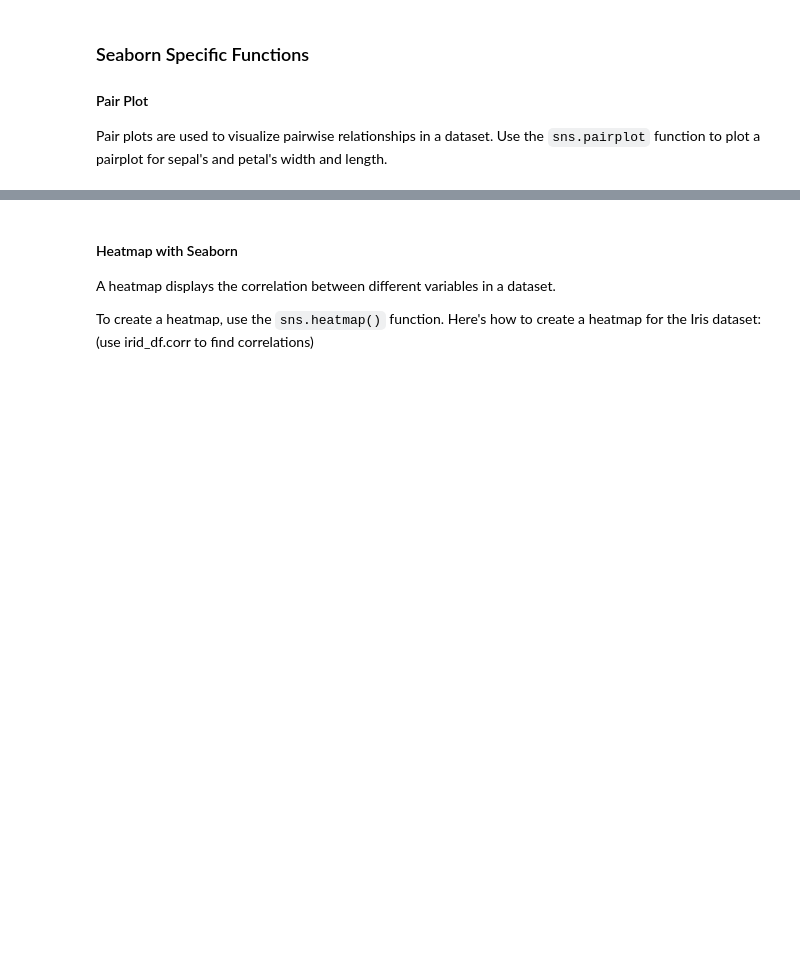
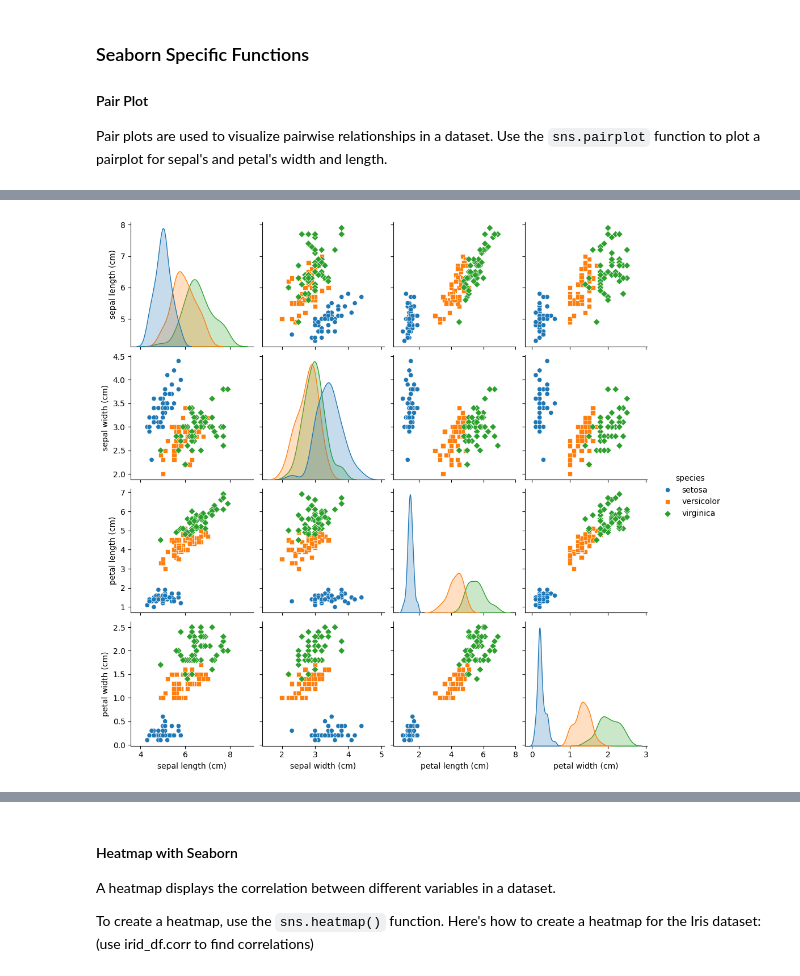
Before and after one commit to Mohsenmohebbi1993/practice, a Jupyter notebook: vizualization_student_version.ipynb, the cells around one changed output, grey strips where cells are left out. Cells and saved outputs as stored; diff of their text form; code cells hidden in the pictures; blank space fills up the shorter version.

Commit message:
pairplot

```diff
--- a/vizualization_student_version.ipynb
+++ b/vizualization_student_version.ipynb
@@ -142,3 +134,8 @@ Use the `sns.pairplot` function to plot a pairplot for sepal's and petal's width
+# %%
+sns.pairplot(iris_df, hue="species", markers=["o", "s", "D"])
+plt.show()
+# %% [output]
+[figure, added]
 # %% [markdown]
 ## What is Correlation?
 
```
Also changed, not shown: parts of 2 cells of this notebook.
